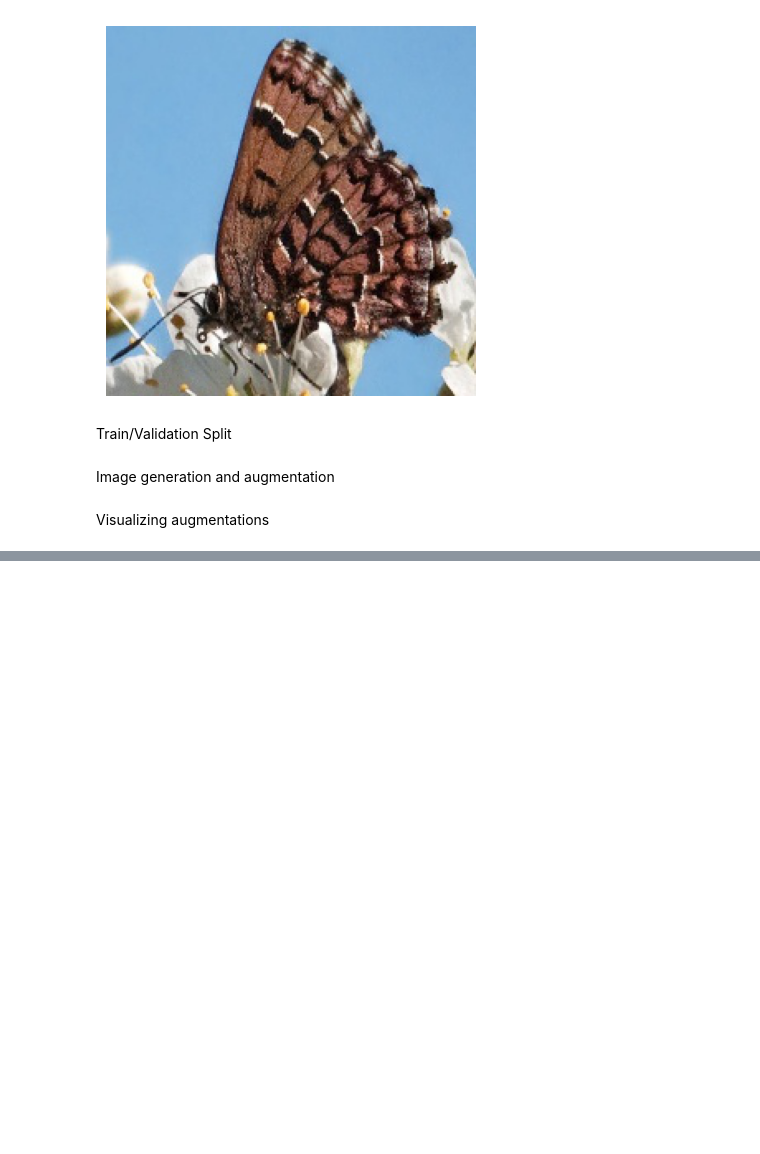
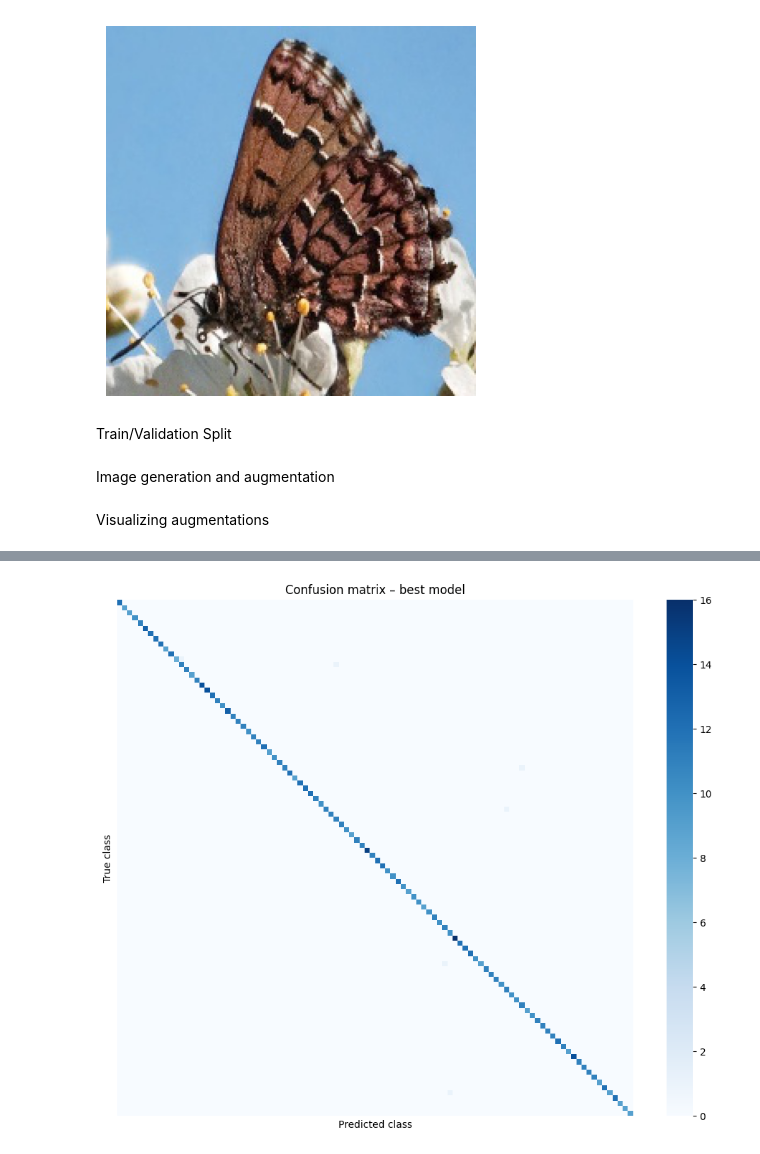
Before and after one commit to vladmysko123/DL, a Jupyter notebook: HW2/HW2.ipynb, the cells around one changed output, grey strips where cells are left out. Cells and saved outputs as stored; diff of their text form; code cells hidden in the pictures; blank space fills up the shorter version.

Commit message:
added best model  evbaluation

```diff
--- a/HW2/HW2.ipynb
+++ b/HW2/HW2.ipynb
@@ -143,0 +642,23 @@ val_loader   = DataLoader(val_dataset,   batch_size=32)
+# %%
+all_true = []
+all_pred = []
+
+with torch.no_grad():
+    for images, labels in val_loader:
+        images = images.to(DEVICE)
+        labels = labels.to(DEVICE)
+
+        outputs = best_model(images)
+        _, preds = torch.max(outputs, 1)
+
+        all_true.append(labels.cpu().numpy())
+        all_pred.append(preds.cpu().numpy())
+
+y_true = np.concatenate(all_true)
+y_pred = np.concatenate(all_pred)
+
+acc = accuracy_score(y_true, y_pred)
+print(f"Validation accuracy (top-1): {acc:.4f}")
+
+print("\nClassification report:")
+print(classification_report(y_true, y_pred, target_names=classes))
@@ -143,0 +683,19 @@ val_loader   = DataLoader(val_dataset,   batch_size=32)
+# %%
+cm = confusion_matrix(y_true, y_pred)
+
+plt.figure(figsize=(10, 8))
+sns.heatmap(
+    cm,
+    cmap="Blues",
+    square=True,
+    cbar=True,
+    xticklabels=False,   # 100 класів — імена не влізуть
+    yticklabels=False,
+)
+plt.title("Confusion matrix – best model")
+plt.xlabel("Predicted class")
+plt.ylabel("True class")
+plt.tight_layout()
+plt.show()
+# %% [output]
+[figure, added]
```
Also changed, not shown: parts of 28 cells of this notebook, 1 other file.
